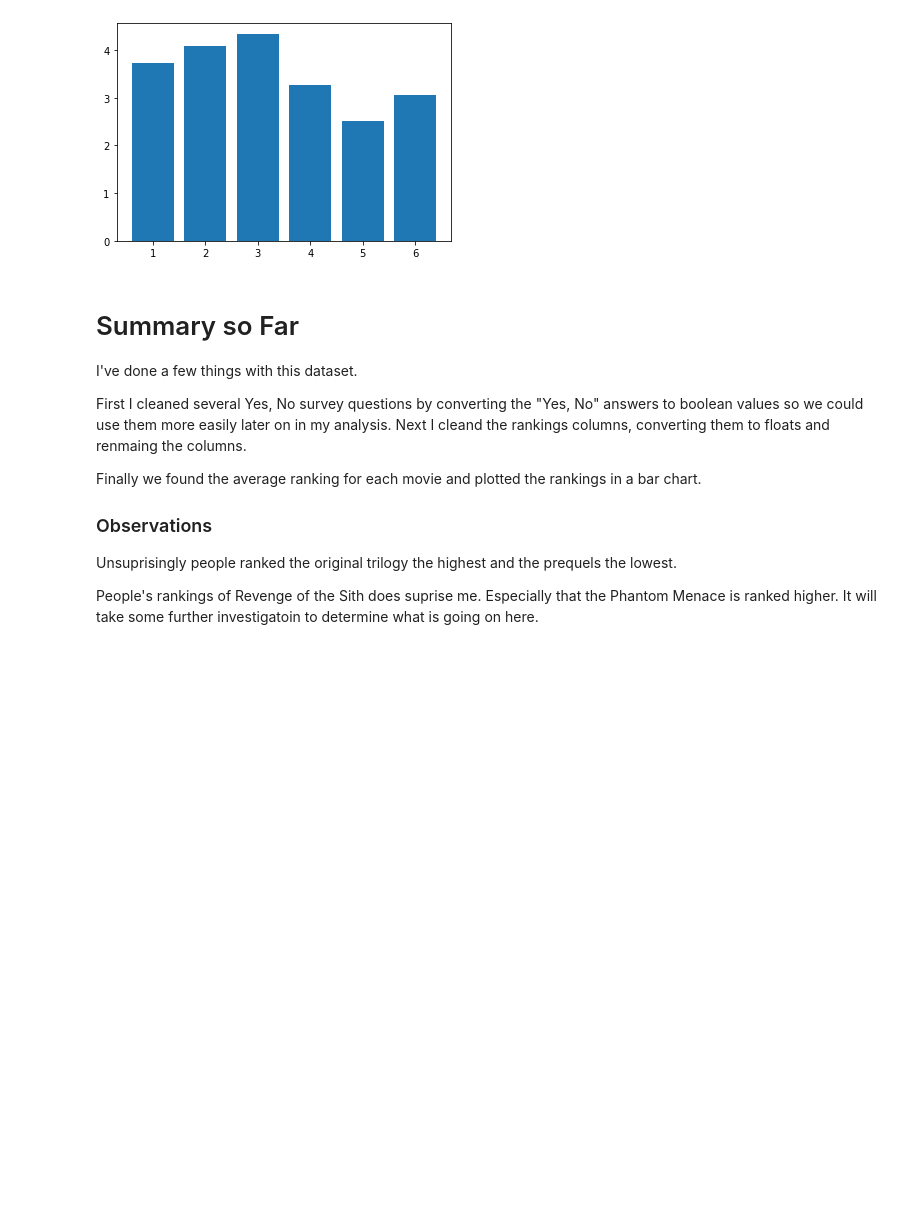
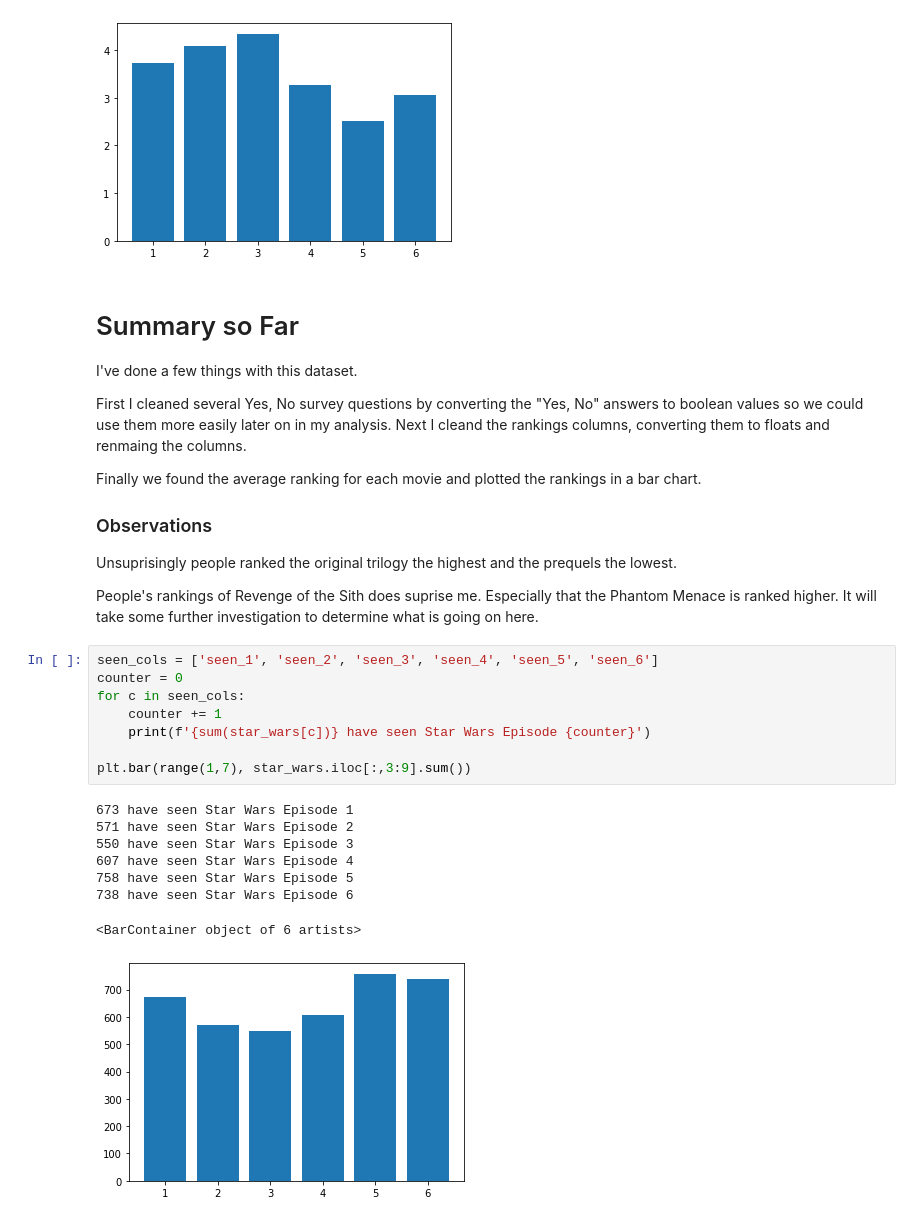
Before and after one commit to adfelt/Star-Wars-Survey, a Jupyter notebook: star_wars_survey.ipynb, the cells around one changed output. Drawn from its saved outputs; the diff is of its cells as text; blank space fills up the shorter version.

Commit message:
Feat: Determined how many people saw each movie

```diff
--- a/star_wars_survey.ipynb
+++ b/star_wars_survey.ipynb
@@ -130,4 +127,21 @@ Finally we found the average ranking for each movie and plotted the rankings in
 ### Observations
 Unsuprisingly people ranked the original trilogy the highest and the prequels the lowest.
 
-People's rankings of Revenge of the Sith does suprise me. Especially that the Phantom Menace is ranked higher. It will take some further investigatoin to determine what is going on here.
+People's rankings of Revenge of the Sith does suprise me. Especially that the Phantom Menace is ranked higher. It will take some further investigation to determine what is going on here.
+# %%
+seen_cols = ['seen_1', 'seen_2', 'seen_3', 'seen_4', 'seen_5', 'seen_6']
+counter = 0
+for c in seen_cols:
+    counter += 1
+    print(f'{sum(star_wars[c])} have seen Star Wars Episode {counter}')
+
+plt.bar(range(1,7), star_wars.iloc[:,3:9].sum())
+# %% [output]
+673 have seen Star Wars Episode 1
+571 have seen Star Wars Episode 2
+550 have seen Star Wars Episode 3
+607 have seen Star Wars Episode 4
+758 have seen Star Wars Episode 5
+738 have seen Star Wars Episode 6
+<BarContainer object of 6 artists>
+[figure, added]
```
Also changed, not shown: parts of 1 cell of this notebook.
